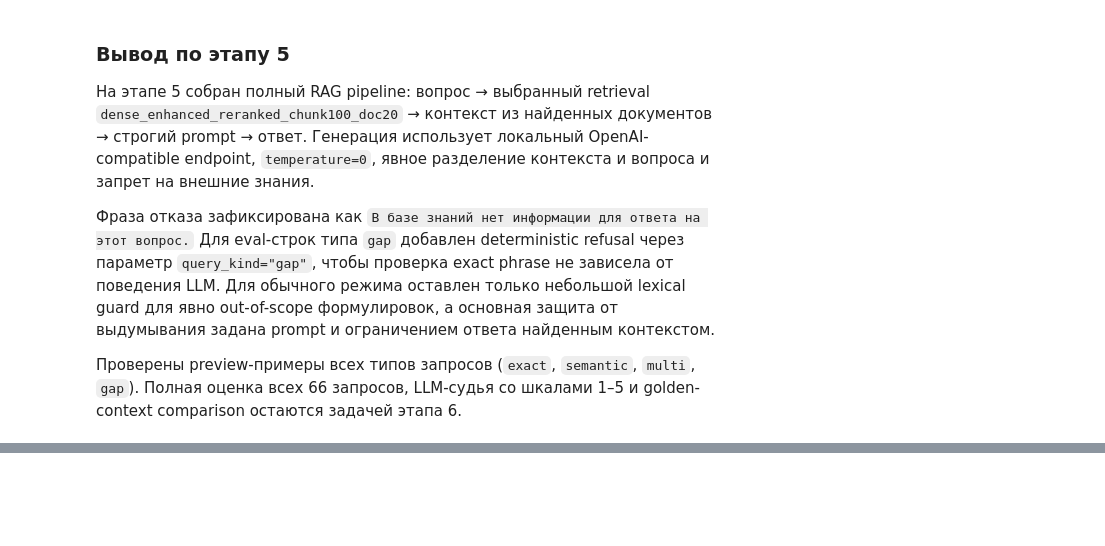
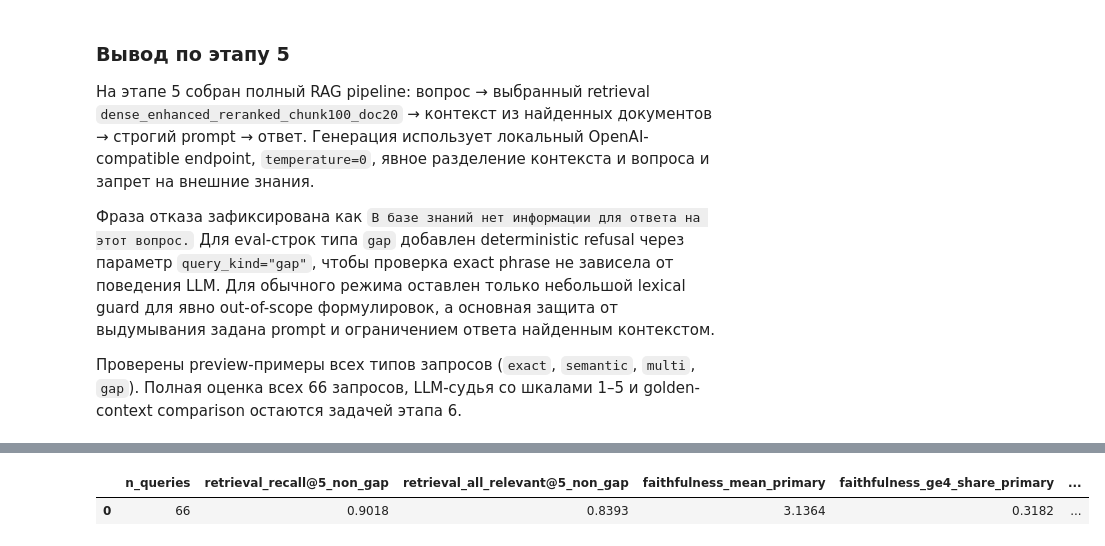
Before and after one commit to IlyaEmelin/ai-agent.rag-system2, a Jupyter notebook: filmoskop_rag.ipynb, the cells around one changed output, grey strips where cells are left out. Drawn from its saved outputs; the diff is of its cells as text; code cells hidden in the pictures; blank space fills up the shorter version.

```diff
--- a/filmoskop_rag.ipynb
+++ b/filmoskop_rag.ipynb
@@ -3758,0 +4176,32 @@ step6_preview_display
+# %%
+# POINT7_FULL_EVAL_MARKER
+step7_overall = step7_overall_summary.iloc[0].to_dict()
+step7_correctness = float(step7_overall["correctness"])
+step7_recall_at5 = float(step7_overall["recall@5"])
+step7_gap_exact_refusal_rate = float(step7_gap_diagnostics["is_refusal"].mean()) if len(step7_gap_diagnostics) else None
+step7_golden_correctness = float(step7_golden_df["golden_correctness"].mean())
+step7_retrieval_context_correctness = float(step7_eval_df["correctness"].mean())
+
+step7_final_verdict = {
+    "n_queries": len(step7_eval_df),
+    "retrieval_recall@5_non_gap": round(step7_recall_at5, 4),
+    "retrieval_all_relevant@5_non_gap": round(float(step7_overall["all_relevant@5"]), 4),
+    "faithfulness_mean_primary": round(float(step7_overall["faithfulness"]), 4),
+    "faithfulness_ge4_share_primary": round(float(step7_overall["faithfulness_ge4"]), 4),
+    "answer_relevance_mean_primary": round(float(step7_overall["answer_relevance"]), 4),
+    "answer_relevance_ge4_share_primary": round(float(step7_overall["answer_relevance_ge4"]), 4),
+    "correctness_retrieval_context": round(step7_retrieval_context_correctness, 4),
+    "correctness_golden_context": round(step7_golden_correctness, 4),
+    "correctness_delta_golden_minus_retrieval": round(step7_golden_correctness - step7_retrieval_context_correctness, 4),
+    "gap_exact_refusal_rate": round(step7_gap_exact_refusal_rate, 4) if step7_gap_exact_refusal_rate is not None else None,
+    "judge_fallback_rows": int(step7_overall["judge_fallback_rows"]),
+    "parse_fail_rows": int(step7_overall["parse_fail_rows"]),
+    "pilot_threshold_recall_passed": step7_recall_at5 >= 0.85,
+    "pilot_threshold_correctness_passed": step7_correctness >= 0.90,
+}
+
+step7_final_verdict_df = pd.DataFrame([step7_final_verdict])
+step7_final_verdict_df
+# %% [output]
+|  | n_queries | retrieval_recall@5_non_gap | retrieval_all_relevant@5_non_gap | faithfulness_mean_primary | faithfulness_ge4_share_primary | ... |
+| 0 | 66 | 0.9018 | 0.8393 | 3.1364 | 0.3182 | ... |
```
Also changed, not shown: parts of 6 cells of this notebook, 1 other file.
